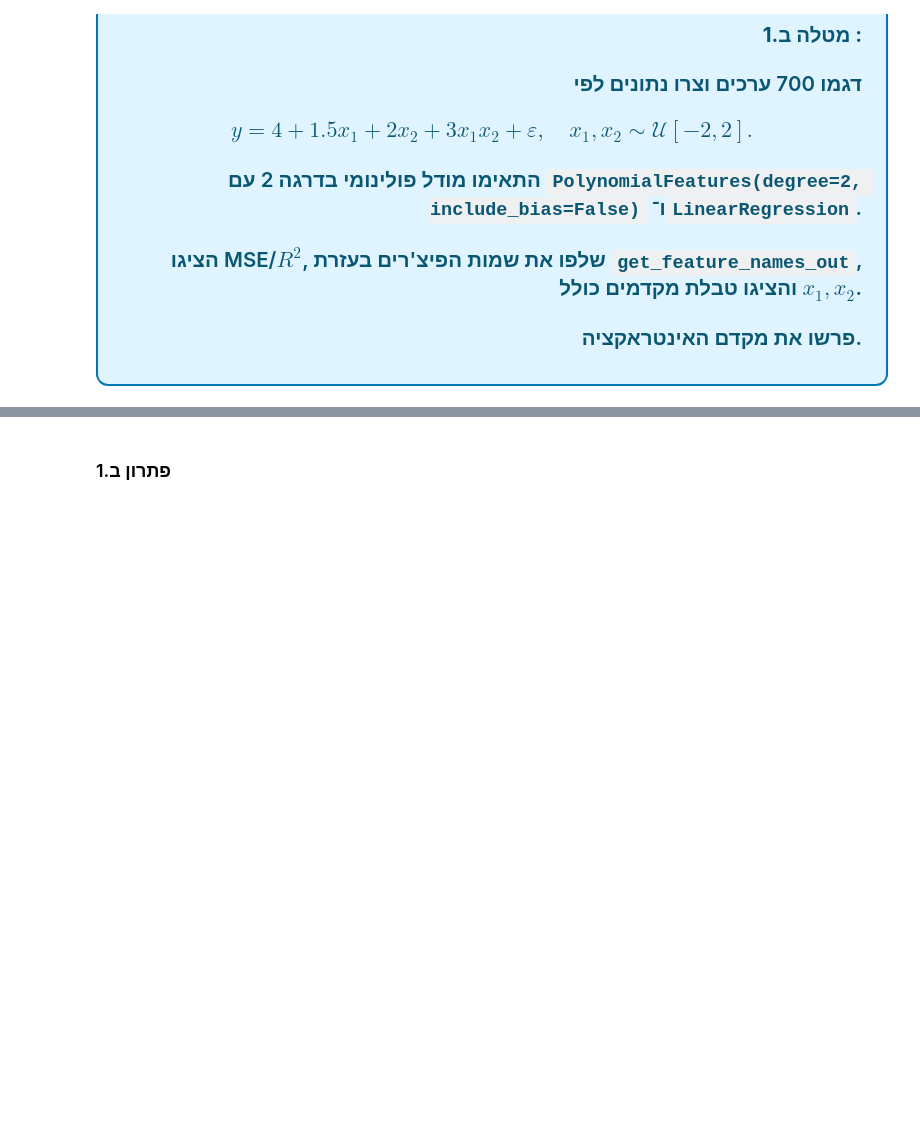
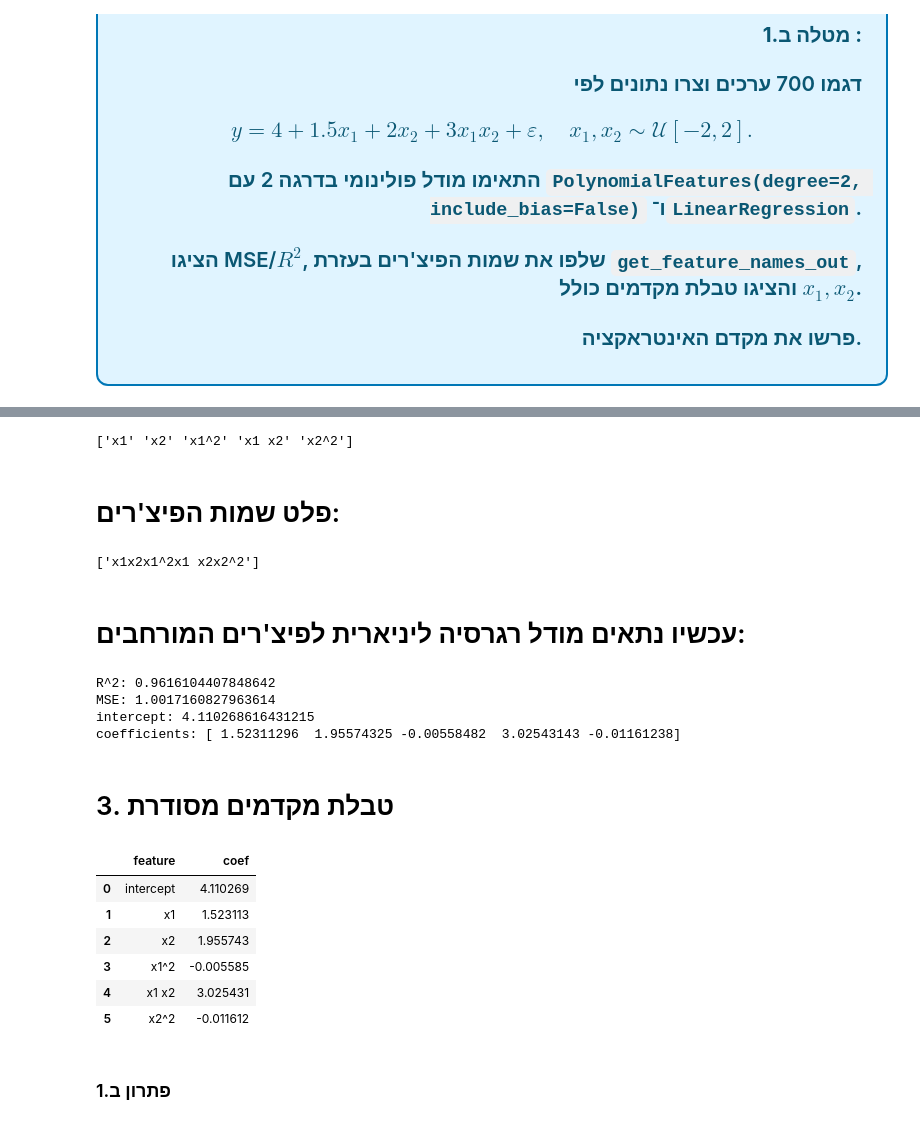
Before and after one commit to Razelbaz1/regression-course, a Jupyter notebook: lesson5/Polynomial_interaction_tirgul.ipynb, the cells around one changed output, grey strips where cells are left out. Drawn from its saved outputs; the diff is of its cells as text; code cells hidden in the pictures; blank space fills up the shorter version.

```diff
--- a/lesson5/Polynomial_interaction_tirgul.ipynb
+++ b/lesson5/Polynomial_interaction_tirgul.ipynb
@@ -204,3 +225,63 @@ pd.DataFrame(res)
+# %%
+from sklearn.preprocessing import PolynomialFeatures
+from sklearn.linear_model import LinearRegression
+from sklearn.metrics import r2_score, mean_squared_error
+
+# פולינום דרגה 2 בלי עמודת bias (האינטרספט יטופל ע״י המודל)
+poly = PolynomialFeatures(degree=2, include_bias=False)
+
+X_poly = poly.fit_transform(X)
+
+# שמות הפיצ'רים אחרי ההרחבה
+feature_names = poly.get_feature_names_out(['x1', 'x2'])
+print(feature_names)
+# %% [output]
+['x1' 'x2' 'x1^2' 'x1 x2' 'x2^2']
+# %% [markdown]
+# פלט שמות הפיצ'רים:
+# %%
+['x1' 'x2' 'x1^2' 'x1 x2' 'x2^2']
+# %% [output]
+['x1x2x1^2x1 x2x2^2']
+# %% [markdown]
+# עכשיו נתאים מודל רגרסיה ליניארית לפיצ'רים המורחבים:
+# %%
+model = LinearRegression()
+model.fit(X_poly, y)
+
+y_pred = model.predict(X_poly)
+
+r2 = r2_score(y, y_pred)
+mse = mean_squared_error(y, y_pred)
+
+print("R^2:", r2)
+print("MSE:", mse)
+print("intercept:", model.intercept_)
+print("coefficients:", model.coef_)
+# %% [output]
+R^2: 0.9616104407848642
+MSE: 1.0017160827963614
+intercept: 4.110268616431215
+coefficients: [ 1.52311296  1.95574325 -0.00558482  3.02543143 -0.01161238]
+# %% [markdown]
+# 3. טבלת מקדמים מסודרת
+# %%
+import pandas as pd
+
+coef_table = pd.DataFrame({
+    'feature': ['intercept'] + list(feature_names),
+    'coef':    [model.intercept_] + list(model.coef_)
+})
+
+coef_table
+# %% [output]
+|  | feature | coef |
+| 0 | intercept | 4.110269 |
+| 1 | x1 | 1.523113 |
+| 2 | x2 | 1.955743 |
+| 3 | x1^2 | -0.005585 |
+| 4 | x1 x2 | 3.025431 |
+| 5 | x2^2 | -0.011612 |
 # %% [markdown]
 <div dir="rtl">
 
```
Also changed, not shown: parts of 4 cells of this notebook, 1 other file.
